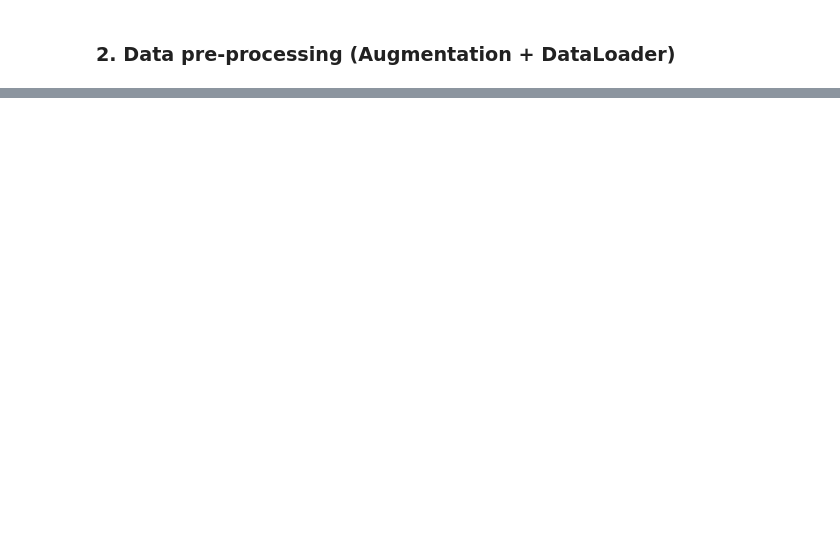
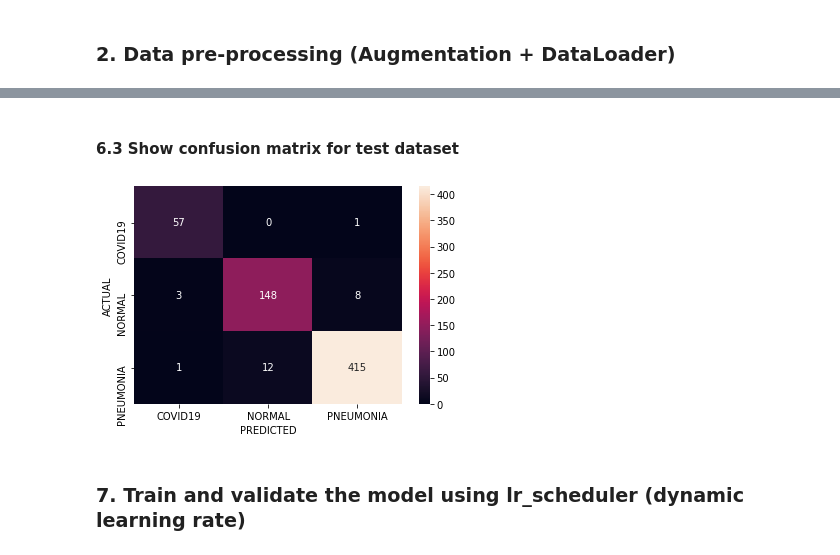
Before and after one commit to soudey123/COVID-19-CHEST-X-RAY-IMAGE-CLASSIFICATION, a Jupyter notebook: Gunther.ipynb, the cells around one changed output, grey strips where cells are left out. Drawn from its saved outputs; the diff is of its cells as text; code cells hidden in the pictures; blank space fills up the shorter version.

```diff
--- a/Gunther.ipynb
+++ b/Gunther.ipynb
@@ -250,2 +318,0 @@ optimizer = torch.optim.SGD(net.parameters(), lr=learning_rate)
-# %%
-our_model, df_epochs = train_model(net)
@@ -278,0 +326,8 @@ torch.save(our_model.state_dict(), os.path.join(model_path, 'model.pth'))
+# %% [markdown]
+#### 6.3 Show confusion matrix for test dataset
+# %%
+_ = sns.heatmap(conf_matrix_test, annot=True, fmt='g', xticklabels=categories, yticklabels=categories)
+# %% [output]
+[figure, added]
+# %% [markdown]
+### 7. Train and validate the model using lr_scheduler (dynamic learning rate)
```
Also changed, not shown: parts of 70 cells of this notebook.
